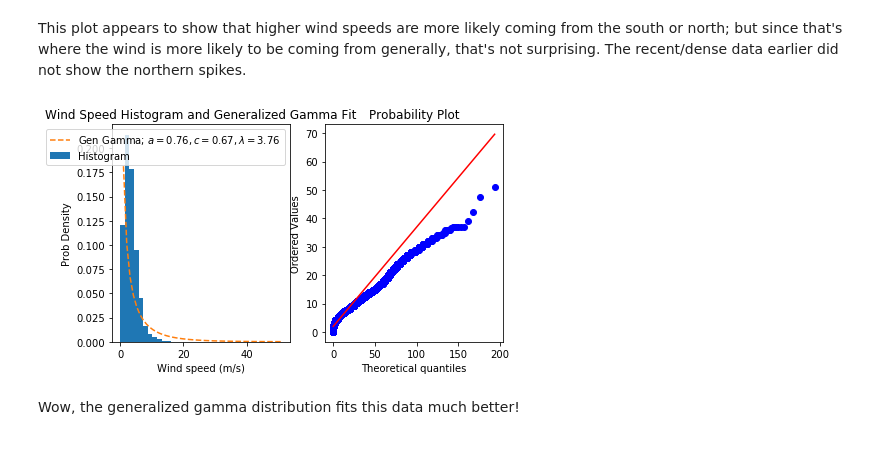
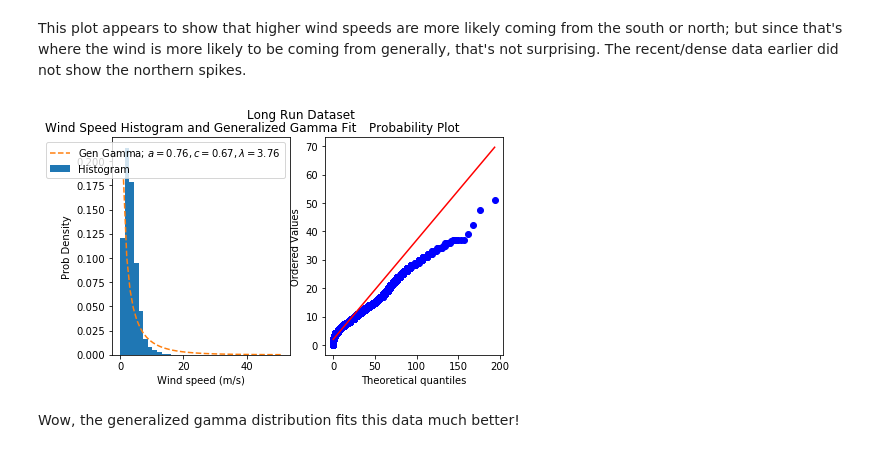
Before and after one commit to bedaro/hcde-410-final, a Jupyter notebook: DatasetAnalysis.ipynb, the cells around one changed output. Drawn from its saved outputs; the diff is of its cells as text; code cells hidden in the pictures.

Commit message:
Fix a typo in one of the figures, reduce memory more

```diff
--- a/DatasetAnalysis.ipynb
+++ b/DatasetAnalysis.ipynb
@@ -512,11 +514,11 @@ fig.savefig("figures/longrun_speed_vs_direction.png")
 # %% [markdown]
 This plot appears to show that higher wind speeds are more likely coming from the south or north; but since that's where the wind is more likely to be coming from generally, that's not surprising. The recent/dense data earlier did not show the northern spikes.
 # %%
-params, fit, axs = gengamma_fit(longrun)
+params, fig, axs = gengamma_fit(longrun)
 fig.suptitle("Long Run Dataset")
 fig.savefig("figures/longrun_gengamma_fit.png")
 # %% [output]
-[figure, old version]
+[figure, new version]
 # %% [markdown]
 Wow, the generalized gamma distribution fits this data much better!
 # %%
```
Also changed, not shown: parts of 1 cell of this notebook, 1 other file.
